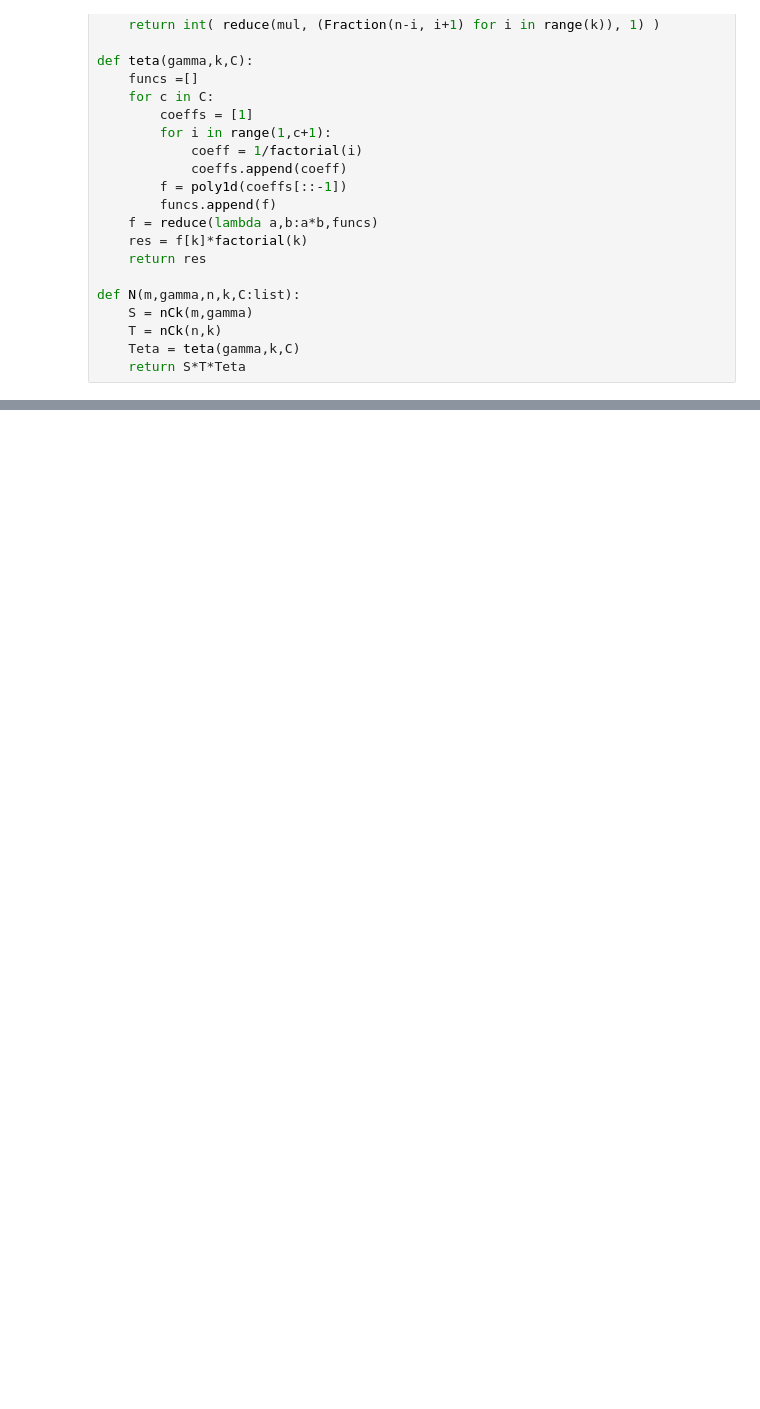
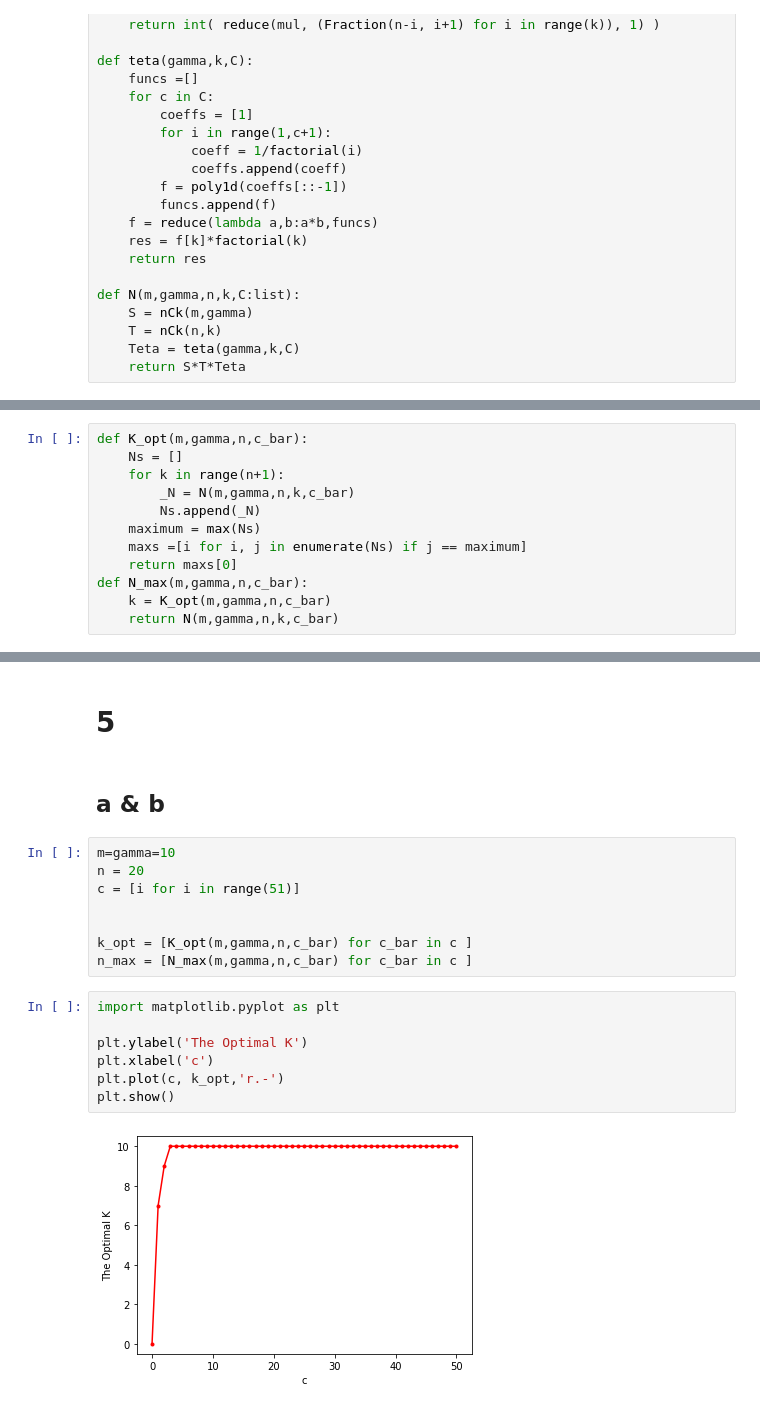
Before and after one commit to hanaforoosh/Incentive, a Jupyter notebook: 5bcd.ipynb, the cells around one changed output, grey strips where cells are left out. Saved outputs shown, nothing was run; the diff lists cells and outputs as text; blank space fills up the shorter version.

```diff
--- a/5bcd.ipynb
+++ b/5bcd.ipynb
@@ -62,0 +57,12 @@ f[1]
+# %%
+def K_opt(m,gamma,n,c_bar):
+    Ns = []
+    for k in range(n+1):
+        _N = N(m,gamma,n,k,c_bar)
+        Ns.append(_N)
+    maximum = max(Ns)
+    maxs =[i for i, j in enumerate(Ns) if j == maximum]
+    return maxs[0]
+def N_max(m,gamma,n,c_bar):
+    k = K_opt(m,gamma,n,c_bar)
+    return N(m,gamma,n,k,c_bar)
@@ -62,0 +84,21 @@ f[1]
+# %% [markdown]
+# 5
+# %% [markdown]
+## a & b
+# %%
+m=gamma=10
+n = 20
+c = [i for i in range(51)]
+
+
+k_opt = [K_opt(m,gamma,n,c_bar) for c_bar in c ]
+n_max = [N_max(m,gamma,n,c_bar) for c_bar in c ]
+# %%
+import matplotlib.pyplot as plt
+
+plt.ylabel('The Optimal K')
+plt.xlabel('c')
+plt.plot(c, k_opt,'r.-')
+plt.show()
+# %% [output]
+[figure, added]
```
Also changed, not shown: parts of 13 cells of this notebook.
